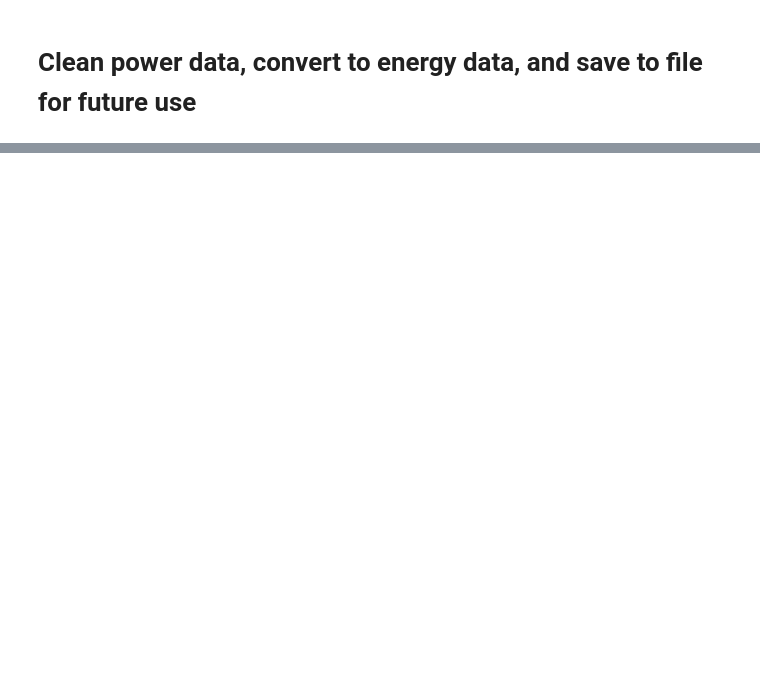
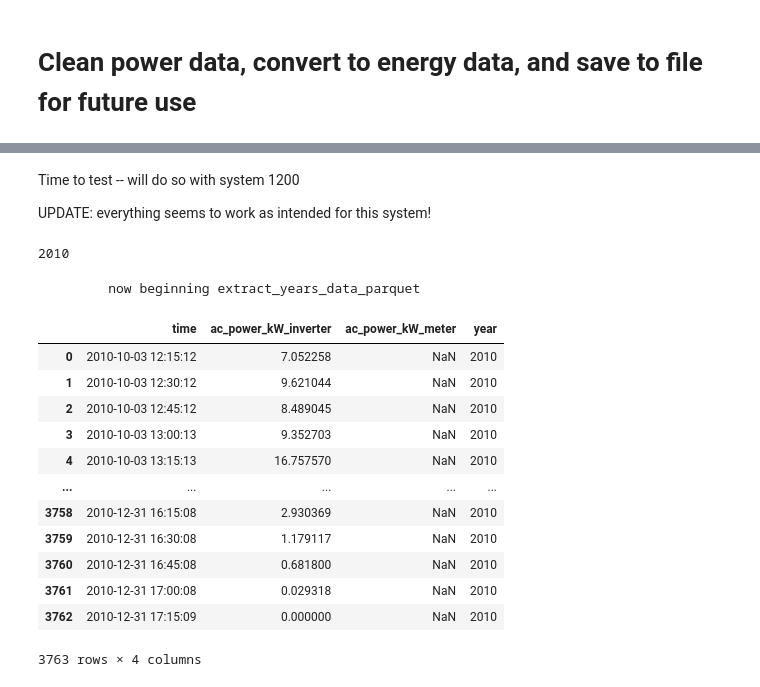
Before and after one commit to Erdos-Projects/predicting-day-ahead-solar-power-production, a Jupyter notebook: notebooks/eda/RS/power_to_energy_save.ipynb, the cells around one changed output, grey strips where cells are left out. Drawn from its saved outputs; the diff is of its cells as text; code cells hidden in the pictures; blank space fills up the shorter version.

```diff
--- a/notebooks/eda/RS/power_to_energy_save.ipynb
+++ b/notebooks/eda/RS/power_to_energy_save.ipynb
@@ -24,0 +45,29 @@ all_parquet_systems = [p.name for p in base_path.iterdir() if p.is_dir()]
+# %% [markdown]
+Time to test -- will do so with system 1200
+
+UPDATE: everything seems to work as intended for this system!
+# %%
+system_id = '1200'
+make_energy = Clean(system_id, read_from_path, systems_cleaned, 'inverter', write_to_path)
+year = make_energy.years[0]
+year
+# %% [output]
+2010
+# %%
+data = make_energy.extract_years_data_parquet(2010)
+data
+# %% [output]
+         now beginning extract_years_data_parquet
+|  | time | ac_power_kW_inverter | ac_power_kW_meter | year |
+| 0 | 2010-10-03 12:15:12 | 7.052258 | NaN | 2010 |
+| 1 | 2010-10-03 12:30:12 | 9.621044 | NaN | 2010 |
+| 2 | 2010-10-03 12:45:12 | 8.489045 | NaN | 2010 |
+| 3 | 2010-10-03 13:00:13 | 9.352703 | NaN | 2010 |
+| 4 | 2010-10-03 13:15:13 | 16.757570 | NaN | 2010 |
+| ... | ... | ... | ... | ... |
+| 3758 | 2010-12-31 16:15:08 | 2.930369 | NaN | 2010 |
+| 3759 | 2010-12-31 16:30:08 | 1.179117 | NaN | 2010 |
+| 3760 | 2010-12-31 16:45:08 | 0.681800 | NaN | 2010 |
+| 3761 | 2010-12-31 17:00:08 | 0.029318 | NaN | 2010 |
+| 3762 | 2010-12-31 17:15:09 | 0.000000 | NaN | 2010 |
+3763 rows × 4 columns
```
Also changed, not shown: parts of 9 cells of this notebook, 1 other file.
